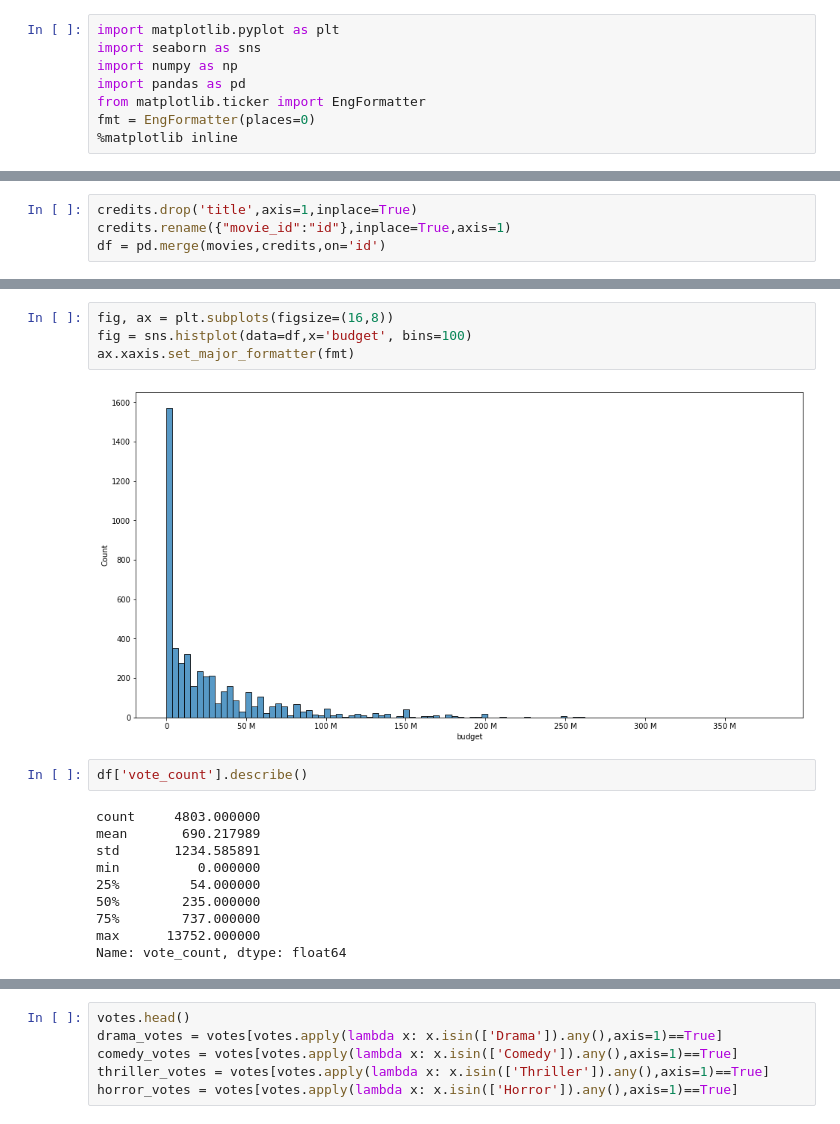
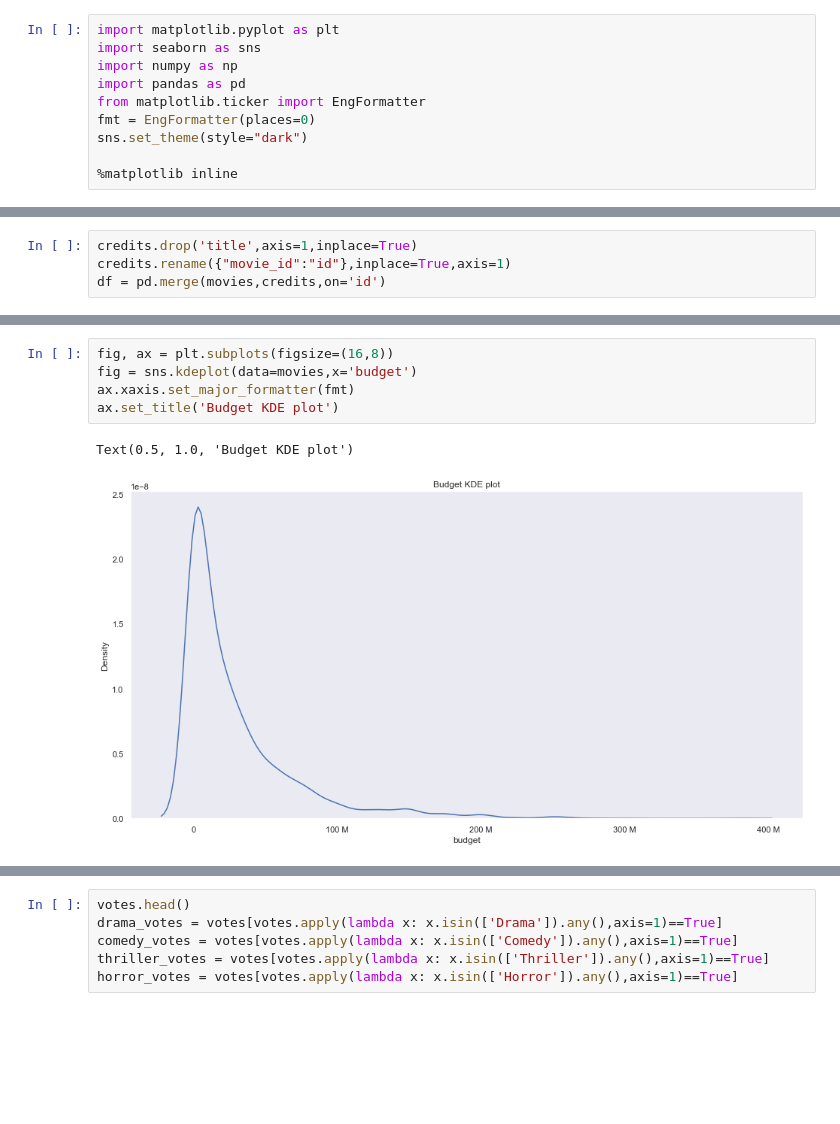
Before and after one commit to DanielHelps/TMDB-movies-analysis-and-predition, a Jupyter notebook: ratings.ipynb, the cells around one changed output, grey strips where cells are left out. Saved outputs shown, nothing was run; the diff lists cells and outputs as text; blank space fills up the shorter version.

```diff
--- a/ratings.ipynb
+++ b/ratings.ipynb
@@ -5,6 +5,8 @@ import numpy as np
 import pandas as pd
 from matplotlib.ticker import EngFormatter
 fmt = EngFormatter(places=0)
+sns.set_theme(style="dark")
+
 %matplotlib inline
 # %%
 movies = pd.read_csv('tmdb_5000_movies.csv')
@@ -74,18 +77,8 @@ sns.heatmap(df.corr(),cmap='plasma_r')
 # %%
 fig, ax = plt.subplots(figsize=(16,8))
-fig = sns.histplot(data=df,x='budget', bins=100)
+fig = sns.kdeplot(data=movies,x='budget')
 ax.xaxis.set_major_formatter(fmt)
+ax.set_title('Budget KDE plot')
 # %% [output]
+Text(0.5, 1.0, 'Budget KDE plot')
-[figure, old version]
+[figure, new version]
-# %%
-df['vote_count'].describe()
-# %% [output]
-count     4803.000000
-mean       690.217989
-std       1234.585891
-min          0.000000
-25%         54.000000
-50%        235.000000
-75%        737.000000
-max      13752.000000
-Name: vote_count, dtype: float64
```
Also changed, not shown: parts of 40 cells of this notebook.
